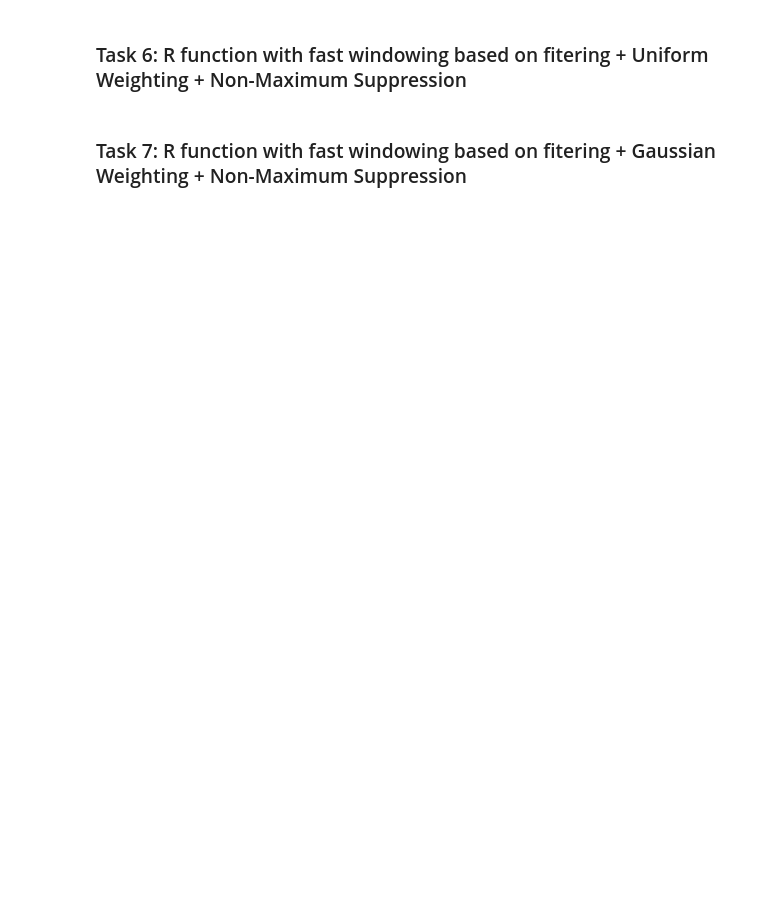
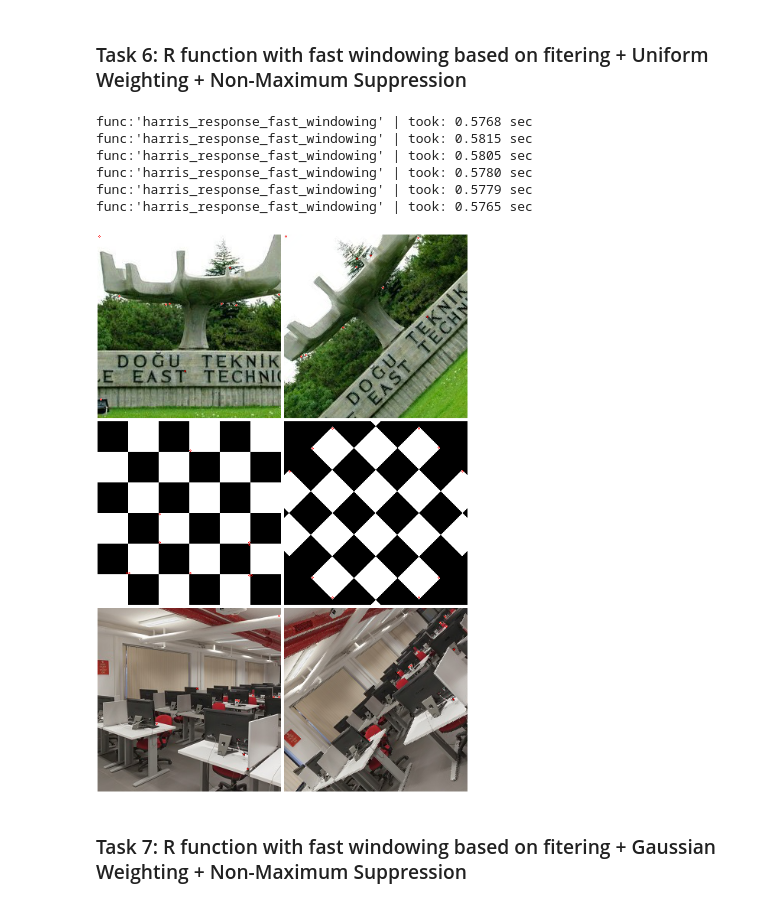
Before and after one commit to devrimcavusoglu/ceng483-cv, a Jupyter notebook: the2/Hw_notebook.ipynb, the cells around one changed output. Drawn from its saved outputs; the diff is of its cells as text; code cells hidden in the pictures; blank space fills up the shorter version.

```diff
--- a/the2/Hw_notebook.ipynb
+++ b/the2/Hw_notebook.ipynb
@@ -388,3 +474,59 @@ func:'harris_taylor_approximation' | took: 2.0990 sec
+# %%
+## Write your code here
+
+BOX_FILTER = np.array(
+    [[1,1,1],
+     [1,1,1],
+     [1,1,1]]
+) / 9
+
+
+@timing
+def harris_response_fast_windowing(img: np.ndarray, alpha: float = 0.04, filter_boundary: bool = False, smoothing_filter: np.ndarray = None):
+    """
+    Implements vectorized naive Harris + NMS.
+    """
+    if img.ndim != 2:
+        raise ValueError("Image must be a given in grayscale as 2d array.")
+
+    m, n = img.shape
+    H_padding = ((0,0), (0, 0), (1, 1), (1, 1))
+
+    gx, gy = sobel(img)
+    gxx,gxy = sobel(gx)
+    _, gyy = sobel(gy)
+
+    fgxx = convolve2d(gxx, smoothing_filter, mode="same")
+    fgxy = convolve2d(gxy, smoothing_filter, mode="same")
+    fgyy = convolve2d(gyy, smoothing_filter, mode="same")
+
+    H = np.array([[fgxx, fgxy], [fgxy, fgyy]])  # (2,2,m,n)
+    H_det = np.linalg.det(H.transpose((2, 3, 0, 1)))  # (m,n)
+    H_trace = np.trace(H)  # (m,n)
+    R = H_det - alpha * (H_trace ** 2)
+
+    if filter_boundary:
+        eigv2 = filter_boundary_pixels(R)
+    R = local_non_maximum_supression(R, 1)
+    corners = get_topk(img, R)
+    return corners
+
+
+draw_corners_on_fixtures(
+    harris_response_fast_windowing,
+    filter_boundary=True,
+    smoothing_filter=BOX_FILTER,
+    dev_mode=False,
+    save_as="task_6.png"
+)
+# %% [output]
+func:'harris_response_fast_windowing' | took: 0.5768 sec
+func:'harris_response_fast_windowing' | took: 0.5815 sec
+func:'harris_response_fast_windowing' | took: 0.5805 sec
+func:'harris_response_fast_windowing' | took: 0.5780 sec
+func:'harris_response_fast_windowing' | took: 0.5779 sec
+func:'harris_response_fast_windowing' | took: 0.5765 sec
+[figure, added]
 # %%
 ## This part is for discussion
 # %% [markdown]
```
Also changed, not shown: parts of 13 cells of this notebook, 6 other files.
